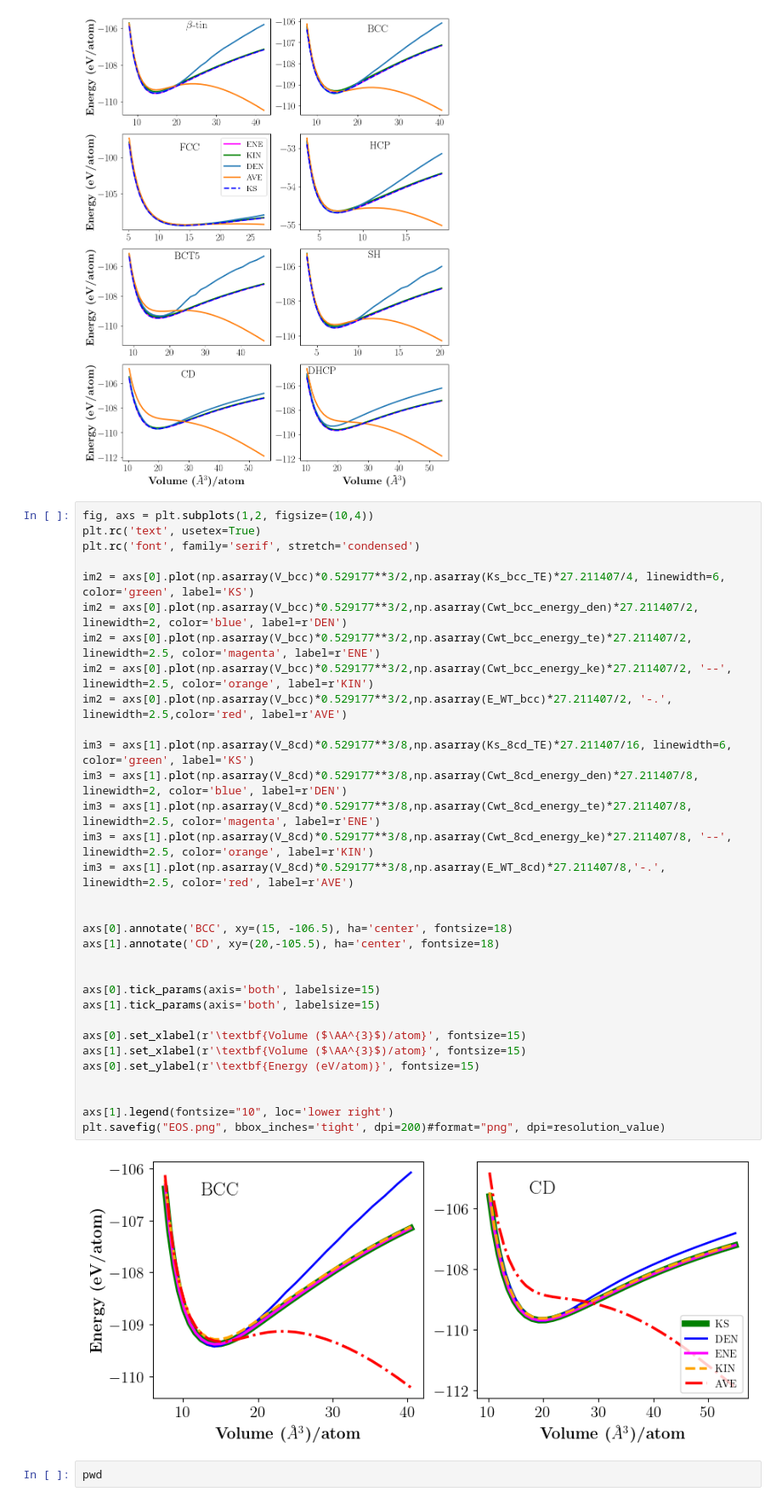
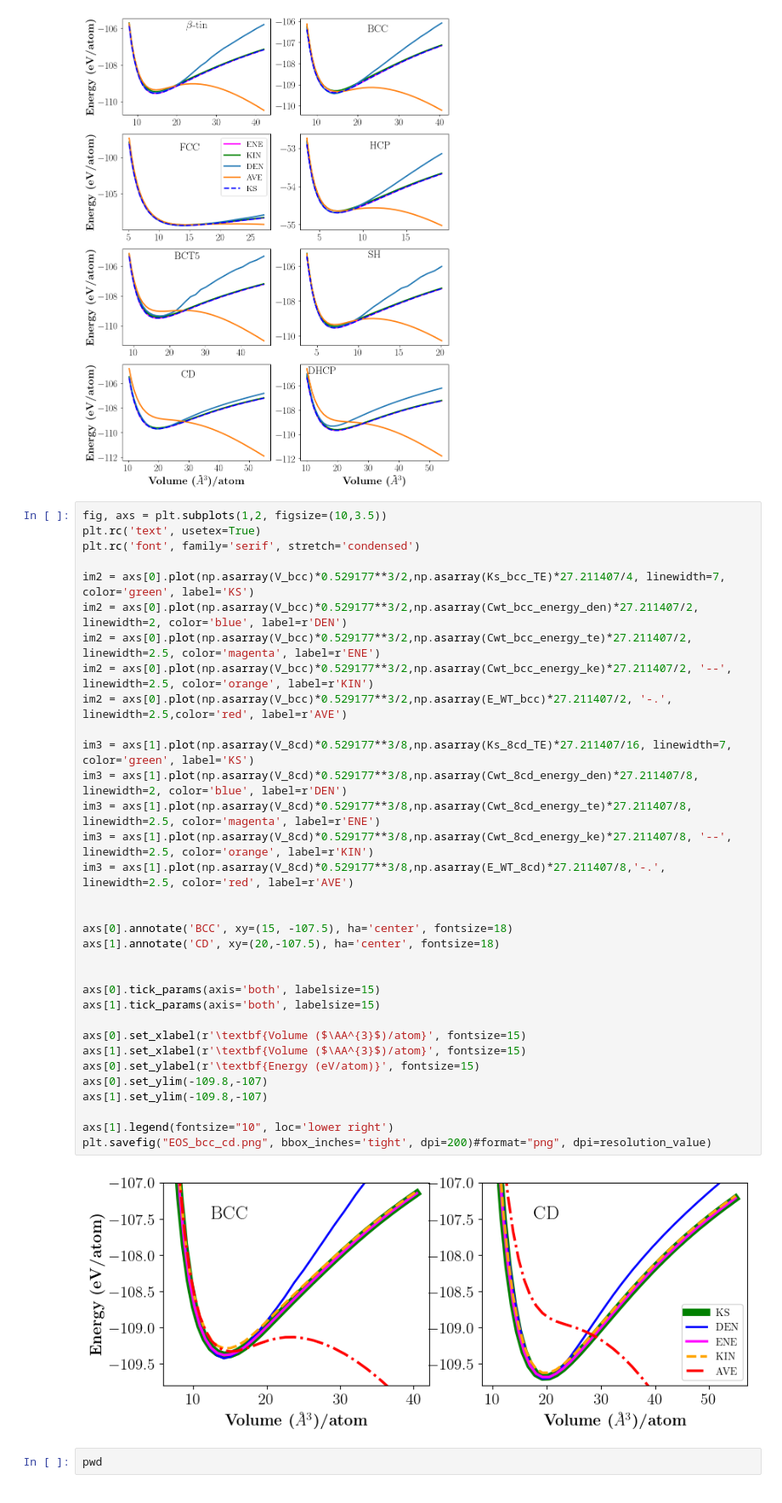
Before and after one commit to ValeriaRV99/wt, a Jupyter notebook: Results/EOS/EOS.ipynb, the cells around one changed output. Shown at 85% size. Cells and saved outputs as stored; diff of their text form.

```diff
--- a/Results/EOS/EOS.ipynb
+++ b/Results/EOS/EOS.ipynb
@@ -866,40 +866,41 @@ axs[1,0].legend(fontsize="15")
 plt.savefig("EOS.png", bbox_inches='tight', dpi=200)#format="png", dpi=resolution_value)
 # %% [output]
 [figure]
-# %%
-fig, axs = plt.subplots(1,2, figsize=(10,4))
-plt.rc('text', usetex=True)
-plt.rc('font', family='serif', stretch='condensed')
-
-im2 = axs[0].plot(np.asarray(V_bcc)*0.529177**3/2,np.asarray(Ks_bcc_TE)*27.211407/4, linewidth=6, color='green', label='KS')
-im2 = axs[0].plot(np.asarray(V_bcc)*0.529177**3/2,np.asarray(Cwt_bcc_energy_den)*27.211407/2, linewidth=2, color='blue', label=r'DEN')
-im2 = axs[0].plot(np.asarray(V_bcc)*0.529177**3/2,np.asarray(Cwt_bcc_energy_te)*27.211407/2, linewidth=2.5, color='magenta', label=r'ENE')
-im2 = axs[0].plot(np.asarray(V_bcc)*0.529177**3/2,np.asarray(Cwt_bcc_energy_ke)*27.211407/2, '--', linewidth=2.5, color='orange', label=r'KIN')
-im2 = axs[0].plot(np.asarray(V_bcc)*0.529177**3/2,np.asarray(E_WT_bcc)*27.211407/2, '-.', linewidth=2.5,color='red', label=r'AVE')
-
-im3 = axs[1].plot(np.asarray(V_8cd)*0.529177**3/8,np.asarray(Ks_8cd_TE)*27.211407/16, linewidth=6, color='green', label='KS')
-im3 = axs[1].plot(np.asarray(V_8cd)*0.529177**3/8,np.asarray(Cwt_8cd_energy_den)*27.211407/8, linewidth=2, color='blue', label=r'DEN')
-im3 = axs[1].plot(np.asarray(V_8cd)*0.529177**3/8,np.asarray(Cwt_8cd_energy_te)*27.211407/8, linewidth=2.5, color='magenta', label=r'ENE')
-im3 = axs[1].plot(np.asarray(V_8cd)*0.529177**3/8,np.asarray(Cwt_8cd_energy_ke)*27.211407/8, '--', linewidth=2.5, color='orange', label=r'KIN')
-im3 = axs[1].plot(np.asarray(V_8cd)*0.529177**3/8,np.asarray(E_WT_8cd)*27.211407/8,'-.',  linewidth=2.5, color='red', label=r'AVE')
-
-
-axs[0].annotate('BCC', xy=(15, -106.5), ha='center', fontsize=18)
-axs[1].annotate('CD', xy=(20,-105.5), ha='center', fontsize=18)
-
-
-axs[0].tick_params(axis='both', labelsize=15)
-axs[1].tick_params(axis='both', labelsize=15)
-
-axs[0].set_xlabel(r'\textbf{Volume ($\AA^{3}$)/atom}', fontsize=15)
-axs[1].set_xlabel(r'\textbf{Volume ($\AA^{3}$)/atom}', fontsize=15)
-axs[0].set_ylabel(r'\textbf{Energy (eV/atom)}', fontsize=15)
-
-
-axs[1].legend(fontsize="10", loc='lower right')
-plt.savefig("EOS.png", bbox_inches='tight', dpi=200)#format="png", dpi=resolution_value)
-# %% [output]
-[figure, removed]
+# %%
+fig, axs = plt.subplots(1,2, figsize=(10,3.5))
+plt.rc('text', usetex=True)
+plt.rc('font', family='serif', stretch='condensed')
+
+im2 = axs[0].plot(np.asarray(V_bcc)*0.529177**3/2,np.asarray(Ks_bcc_TE)*27.211407/4, linewidth=7, color='green', label='KS')
+im2 = axs[0].plot(np.asarray(V_bcc)*0.529177**3/2,np.asarray(Cwt_bcc_energy_den)*27.211407/2, linewidth=2, color='blue', label=r'DEN')
+im2 = axs[0].plot(np.asarray(V_bcc)*0.529177**3/2,np.asarray(Cwt_bcc_energy_te)*27.211407/2, linewidth=2.5, color='magenta', label=r'ENE')
+im2 = axs[0].plot(np.asarray(V_bcc)*0.529177**3/2,np.asarray(Cwt_bcc_energy_ke)*27.211407/2, '--', linewidth=2.5, color='orange', label=r'KIN')
+im2 = axs[0].plot(np.asarray(V_bcc)*0.529177**3/2,np.asarray(E_WT_bcc)*27.211407/2, '-.', linewidth=2.5,color='red', label=r'AVE')
+
+im3 = axs[1].plot(np.asarray(V_8cd)*0.529177**3/8,np.asarray(Ks_8cd_TE)*27.211407/16, linewidth=7, color='green', label='KS')
+im3 = axs[1].plot(np.asarray(V_8cd)*0.529177**3/8,np.asarray(Cwt_8cd_energy_den)*27.211407/8, linewidth=2, color='blue', label=r'DEN')
+im3 = axs[1].plot(np.asarray(V_8cd)*0.529177**3/8,np.asarray(Cwt_8cd_energy_te)*27.211407/8, linewidth=2.5, color='magenta', label=r'ENE')
+im3 = axs[1].plot(np.asarray(V_8cd)*0.529177**3/8,np.asarray(Cwt_8cd_energy_ke)*27.211407/8, '--', linewidth=2.5, color='orange', label=r'KIN')
+im3 = axs[1].plot(np.asarray(V_8cd)*0.529177**3/8,np.asarray(E_WT_8cd)*27.211407/8,'-.',  linewidth=2.5, color='red', label=r'AVE')
+
+
+axs[0].annotate('BCC', xy=(15, -107.5), ha='center', fontsize=18)
+axs[1].annotate('CD', xy=(20,-107.5), ha='center', fontsize=18)
+
+
+axs[0].tick_params(axis='both', labelsize=15)
+axs[1].tick_params(axis='both', labelsize=15)
+
+axs[0].set_xlabel(r'\textbf{Volume ($\AA^{3}$)/atom}', fontsize=15)
+axs[1].set_xlabel(r'\textbf{Volume ($\AA^{3}$)/atom}', fontsize=15)
+axs[0].set_ylabel(r'\textbf{Energy (eV/atom)}', fontsize=15)
+axs[0].set_ylim(-109.8,-107)
+axs[1].set_ylim(-109.8,-107)
+
+axs[1].legend(fontsize="10", loc='lower right')
+plt.savefig("EOS_bcc_cd.png", bbox_inches='tight', dpi=200)#format="png", dpi=resolution_value)
+# %% [output]
+[figure, added]
 # %%
 pwd
 # %% [output]
```
Also changed, not shown: 2 other files.
